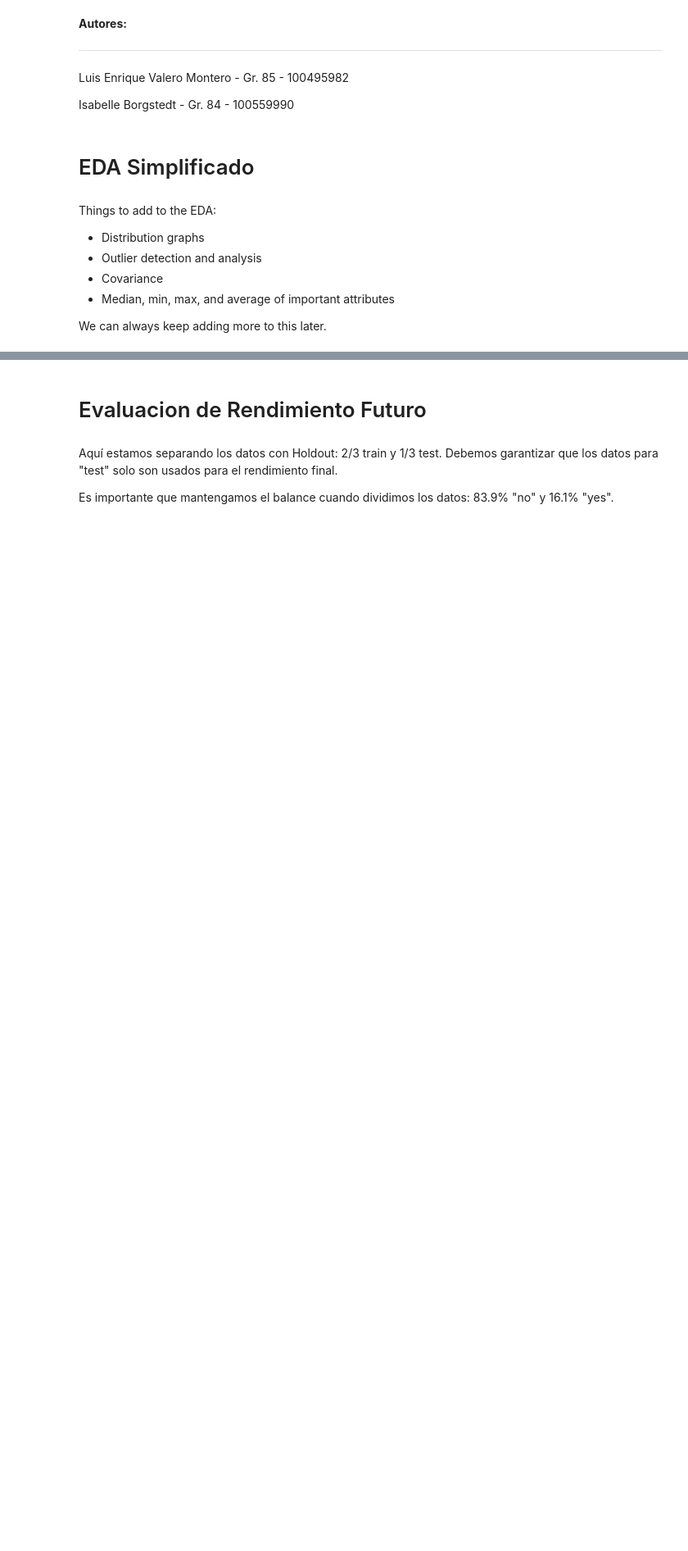
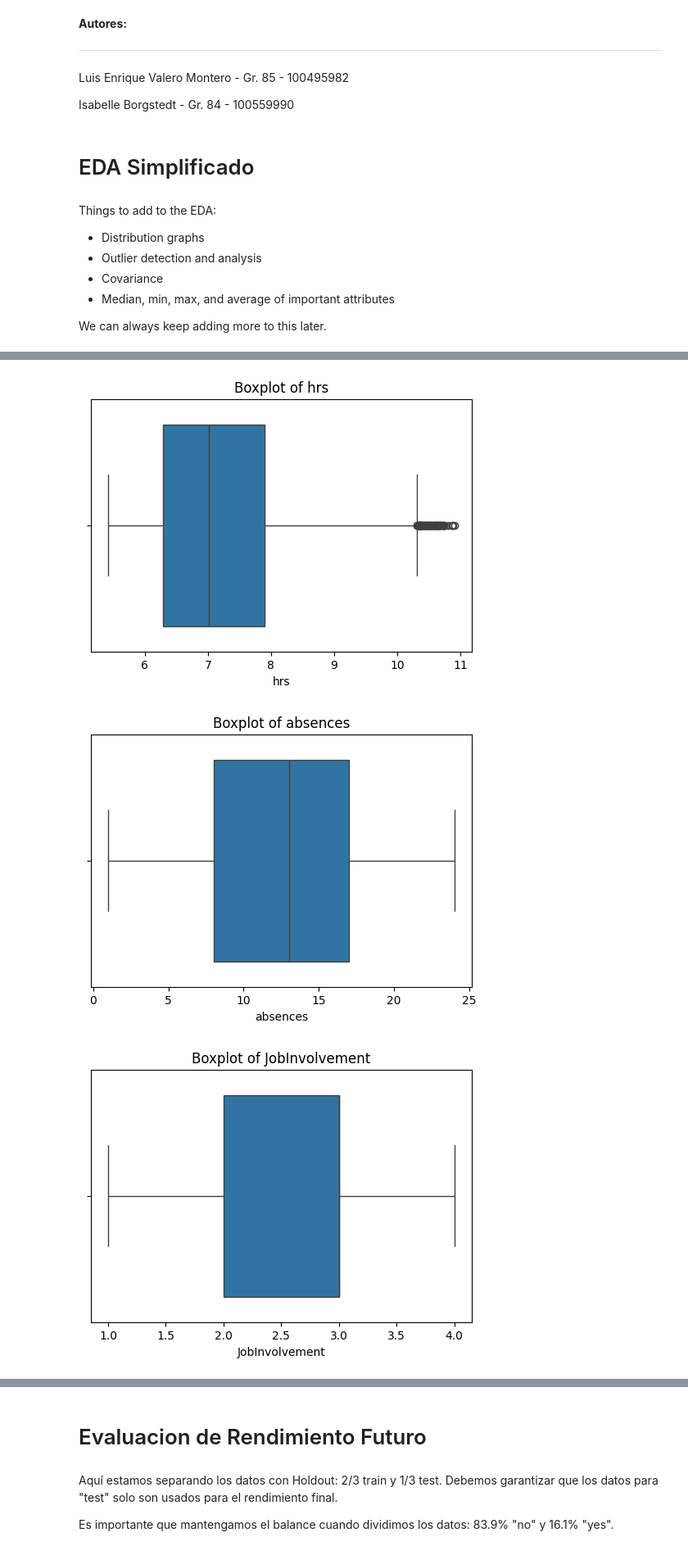
Before and after one commit to 100495982/ML_G84_Grupo2, a Jupyter notebook: primera_práctica.ipynb, the cells around one changed output, grey strips where cells are left out. Shown: that part at 82% size. Drawn from its saved outputs; the diff is of its cells as text; code cells hidden in the pictures; blank space fills up the shorter version.

Commit message:
outliers, confusion matrix, scaling/imputation for trees

```diff
--- a/primera_práctica.ipynb
+++ b/primera_práctica.ipynb
@@ -150,0 +157,71 @@ Variables con alta cardinalidad:
+# %%
+import pandas as pd
+import numpy as np
+import matplotlib.pyplot as plt
+import seaborn as sns
+from scipy.stats import zscore
+
+# 1️⃣ Visualizing Outliers with Boxplots
+def plot_boxplots(df):
+    numerical_cols = df.select_dtypes(include=[np.number]).columns  # Get numerical columns
+    for col in numerical_cols:
+        plt.figure(figsize=(6, 4))
+        sns.boxplot(x=df[col])
+        plt.title(f"Boxplot of {col}")
+        plt.show()
+
+# 2️⃣ Detecting Outliers using Z-Score
+def zscore_outliers(df, threshold=3):
+    numerical_cols = df.select_dtypes(include=[np.number]).columns
+    outliers_list = []  # Store outliers in a list
+
+    for col in numerical_cols:
+        z_scores = zscore(df[col].dropna())  # Calculate Z-scores
+        outlier_indices = np.where(np.abs(z_scores) > threshold)[0]
+        outlier_values = df[col].iloc[outlier_indices]
+        for idx, value in zip(outlier_indices, outlier_values):
+            outliers_list.append({"Column": col, "Outlier Index": idx, "Z-Score": z_scores[idx]})
+
+    outliers = pd.DataFrame(outliers_list)
+    return outliers
+
+# 3️⃣ Detecting Outliers using IQR (Interquartile Range)
+def iqr_outliers(df):
+    numerical_cols = df.select_dtypes(include=[np.number]).columns
+    outliers_list = []  # Store outliers in a list
+
+    for col in numerical_cols:
+        Q1 = df[col].quantile(0.25)
+        Q3 = df[col].quantile(0.75)
+        IQR = Q3 - Q1
+        lower_bound = Q1 - 1.5 * IQR
+        upper_bound = Q3 + 1.5 * IQR
+
+        outlier_indices = df[(df[col] < lower_bound) | (df[col] > upper_bound)].index
+        outlier_values = df[col].loc[outlier_indices]
+
+        for idx, value in zip(outlier_indices, outlier_values):
+            outliers_list.append({"Column": col, "Outlier Index": idx, "IQR Method": value})
+
+    outliers = pd.DataFrame(outliers_list)
+    return outliers
+
+# Example usage
+# Assuming df is your DataFrame
+
+# Visualize outliers using boxplots
+plot_boxplots(df)
+
+# Find outliers using Z-Score
+outliers_zscore = zscore_outliers(df)
+print("\nOutliers using Z-Score:")
+print(outliers_zscore)
+
+# Find outliers using IQR Method
+outliers_iqr = iqr_outliers(df)
+print("\nOutliers using IQR Method:")
+print(outliers_iqr)
+# %% [output]
+[figure, added]
+[figure, added]
+[figure, added]
```
Also changed, not shown: parts of 14 cells of this notebook.
